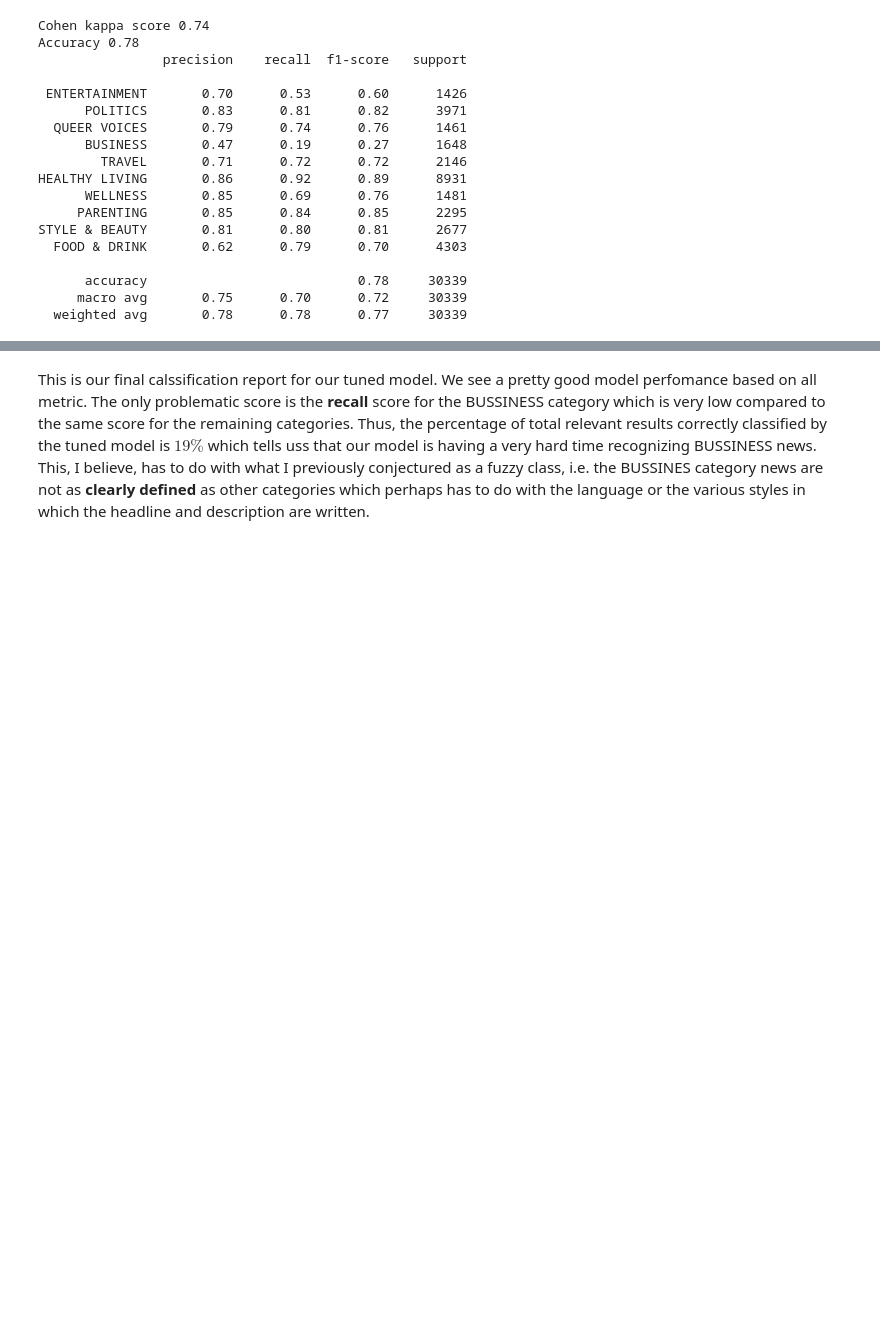
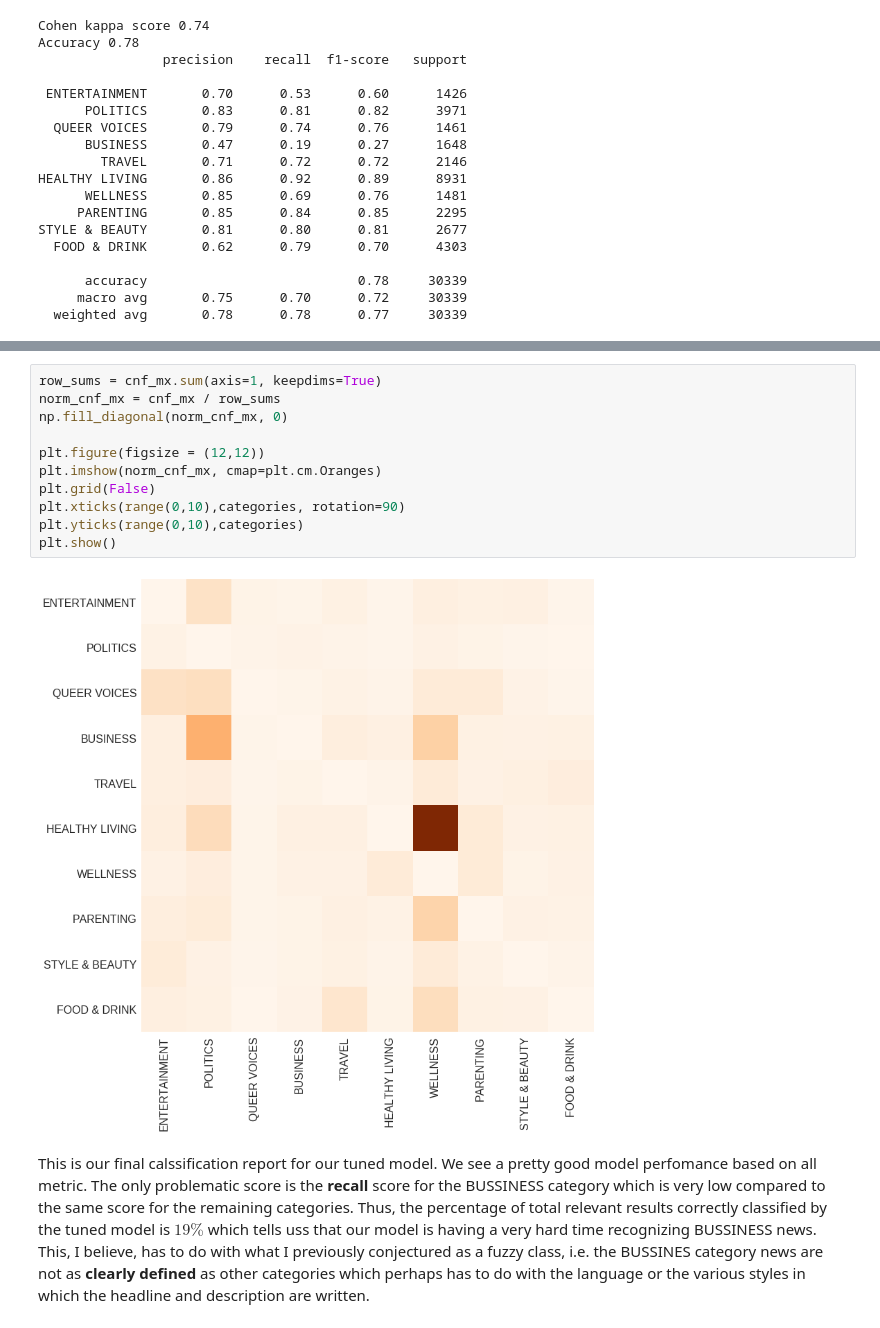
Before and after one commit to mrestay/news_classification, a Jupyter notebook: W&J.ipynb, the cells around one changed output, grey strips where cells are left out. Cells and saved outputs as stored; diff of their text form; blank space fills up the shorter version.

```diff
--- a/W&J.ipynb
+++ b/W&J.ipynb
@@ -552,3 +562,16 @@ STYLE & BEAUTY       0.81      0.80      0.81      2677
+# %%
+row_sums = cnf_mx.sum(axis=1, keepdims=True)
+norm_cnf_mx = cnf_mx / row_sums
+np.fill_diagonal(norm_cnf_mx, 0)
+
+plt.figure(figsize = (12,12))
+plt.imshow(norm_cnf_mx, cmap=plt.cm.Oranges)
+plt.grid(False)
+plt.xticks(range(0,10),categories, rotation=90)
+plt.yticks(range(0,10),categories)
+plt.show()
+# %% [output]
+[figure, added]
 # %% [markdown]
 This is our final calssification report for our tuned model. We see a pretty good model perfomance based on all metric. The only problematic score is the **recall** score for the BUSSINESS category which is very low compared to the same score for the remaining categories. Thus, the percentage of total relevant results correctly classified by the tuned model is $19\%$ which tells uss that our model is having a very hard time recognizing BUSSINESS news. This, I believe, has to do with what I previously conjectured as a fuzzy class, i.e. the BUSSINES category news are not as **clearly defined** as other categories which perhaps has to do with the language or the various styles in which the headline and description are written.
 # %% [markdown]
```
Also changed, not shown: parts of 2 cells of this notebook.
